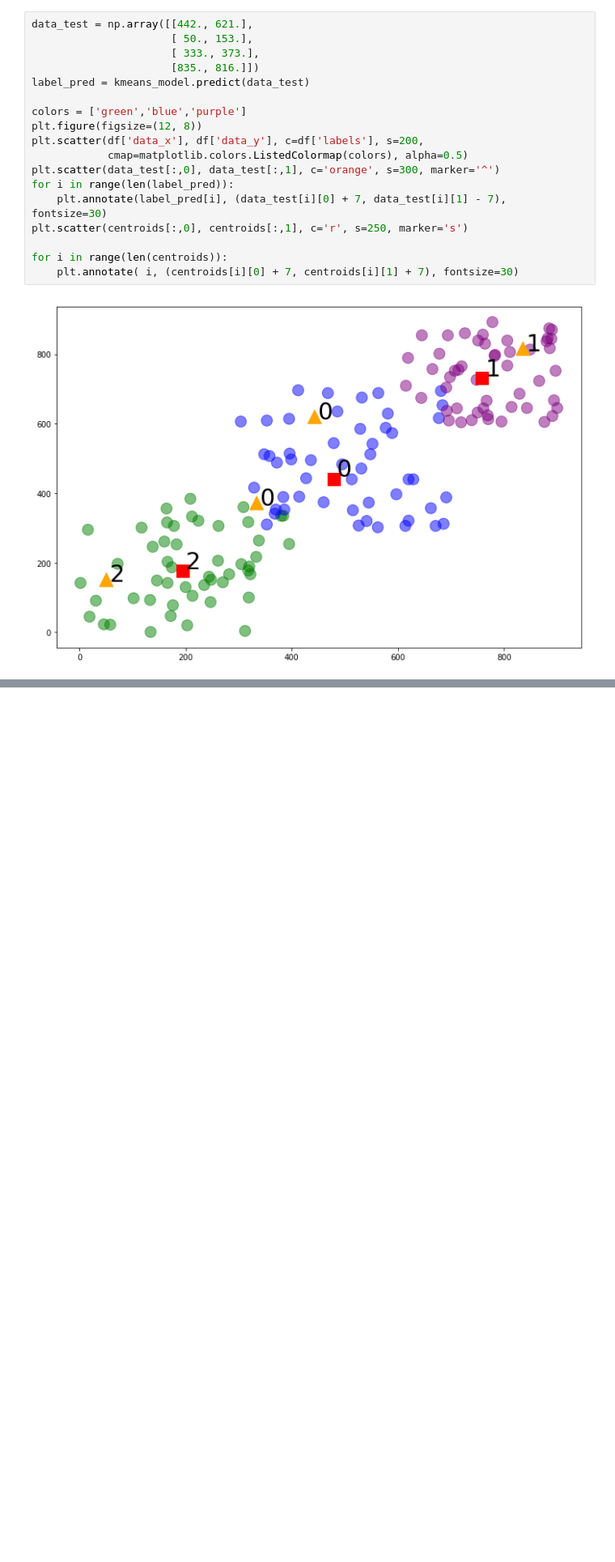
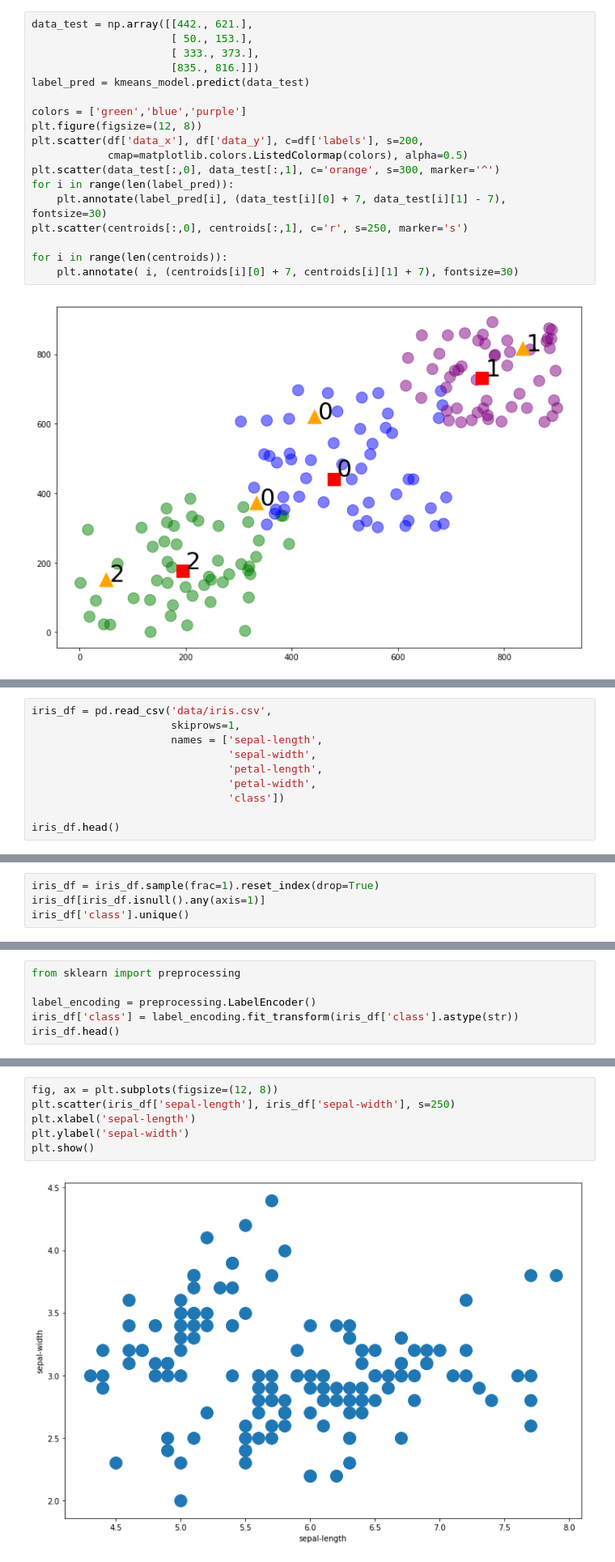
Before and after one commit to ceth-x86/datascience, a Jupyter notebook: scikit-learn/Simple KMeans Clustering.ipynb, the cells around one changed output, grey strips where cells are left out. Shown at 81% size. Cells and saved outputs as stored; diff of their text form; blank space fills up the shorter version.

```diff
--- a/scikit-learn/Simple KMeans Clustering.ipynb
+++ b/scikit-learn/Simple KMeans Clustering.ipynb
@@ -115,0 +122,10 @@ for i in range(len(centroids)):
+# %%
+iris_df = pd.read_csv('data/iris.csv',
+                      skiprows=1,
+                      names = ['sepal-length',
+                               'sepal-width',
+                               'petal-length',
+                               'petal-width',
+                               'class'])
+
+iris_df.head()
@@ -115,0 +139,4 @@ for i in range(len(centroids)):
+# %%
+iris_df = iris_df.sample(frac=1).reset_index(drop=True)
+iris_df[iris_df.isnull().any(axis=1)]
+iris_df['class'].unique()
@@ -115,0 +145,6 @@ for i in range(len(centroids)):
+# %%
+from sklearn import preprocessing
+
+label_encoding = preprocessing.LabelEncoder()
+iris_df['class'] = label_encoding.fit_transform(iris_df['class'].astype(str))
+iris_df.head()
@@ -115,0 +158,8 @@ for i in range(len(centroids)):
+# %%
+fig, ax = plt.subplots(figsize=(12, 8))
+plt.scatter(iris_df['sepal-length'], iris_df['sepal-width'], s=250)
+plt.xlabel('sepal-length')
+plt.ylabel('sepal-width')
+plt.show()
+# %% [output]
+[figure, added]
```
Also changed, not shown: parts of 13 cells of this notebook, 1 other file.
